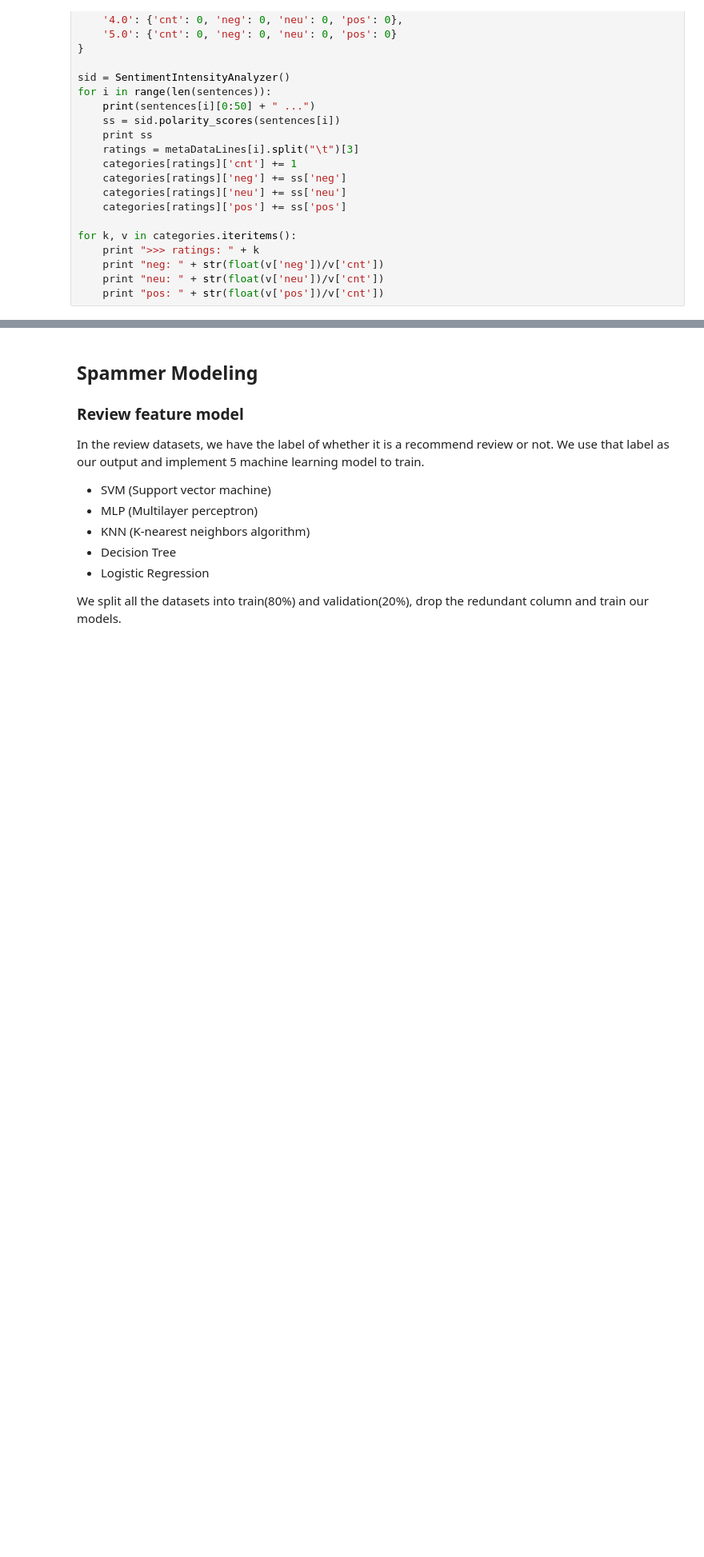
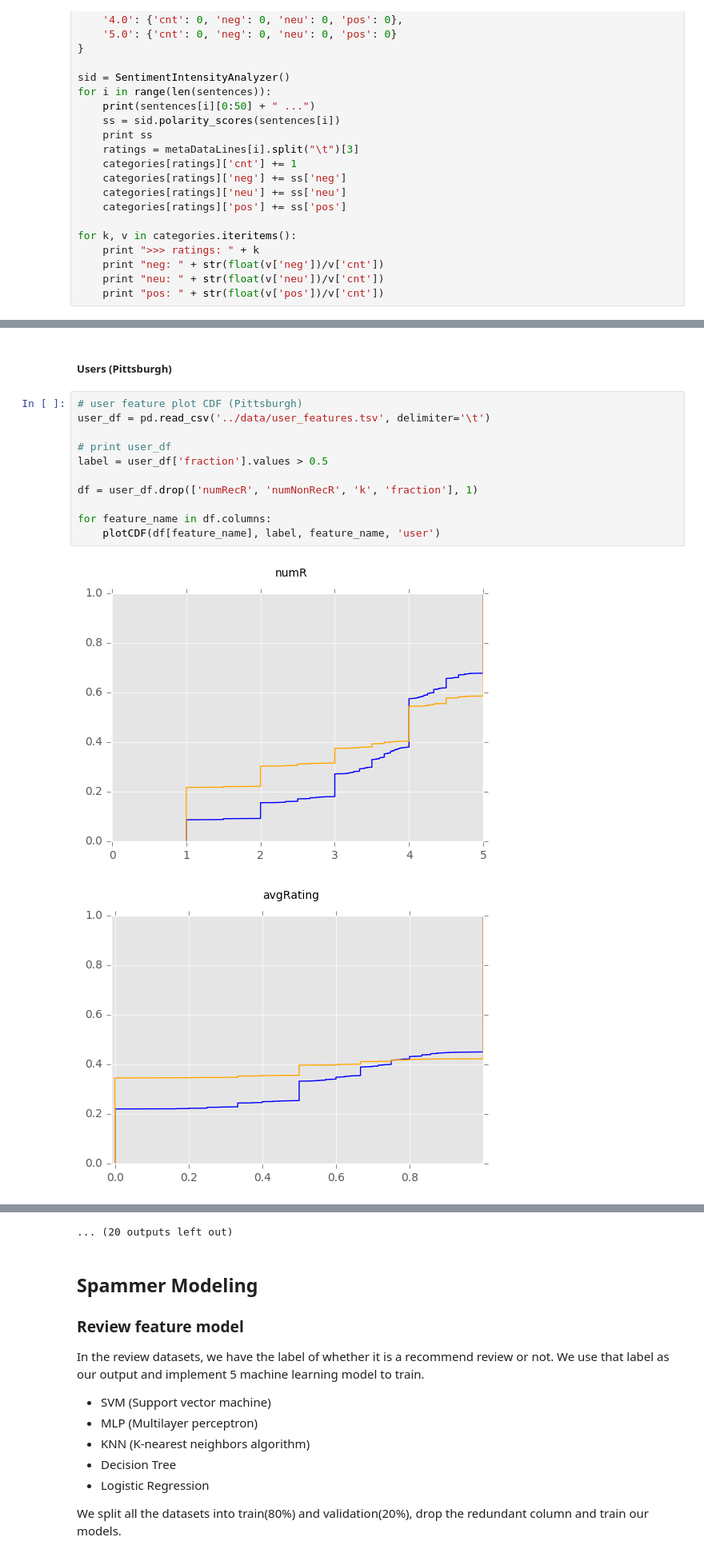
Before and after one commit to terry81811/biubiuPotify, a Jupyter notebook: notebook/yelpSpammer.ipynb, the cells around one changed output, grey strips where cells are left out. Shown at 80% size. Cells and saved outputs as stored; diff of their text form; blank space fills up the shorter version.

```diff
--- a/notebook/yelpSpammer.ipynb
+++ b/notebook/yelpSpammer.ipynb
@@ -521,0 +595,16 @@ for k, v in categories.iteritems():
+# %% [markdown]
+##### Users (Pittsburgh)
+# %%
+# user feature plot CDF (Pittsburgh)
+user_df = pd.read_csv('../data/user_features.tsv', delimiter='\t')
+
+# print user_df
+label = user_df['fraction'].values > 0.5
+
+df = user_df.drop(['numRecR', 'numNonRecR', 'k', 'fraction'], 1)
+
+for feature_name in df.columns:
+    plotCDF(df[feature_name], label, feature_name, 'user')
+# %% [output]
+[figure, added]
+[figure, added]
@@ -522,3 +621,4 @@ for k, v in categories.iteritems():
+... (20 outputs left out)
 # %% [markdown]
 ## Spammer Modeling
 
```
Also changed, not shown: parts of 8 cells of this notebook, 1 other file.
